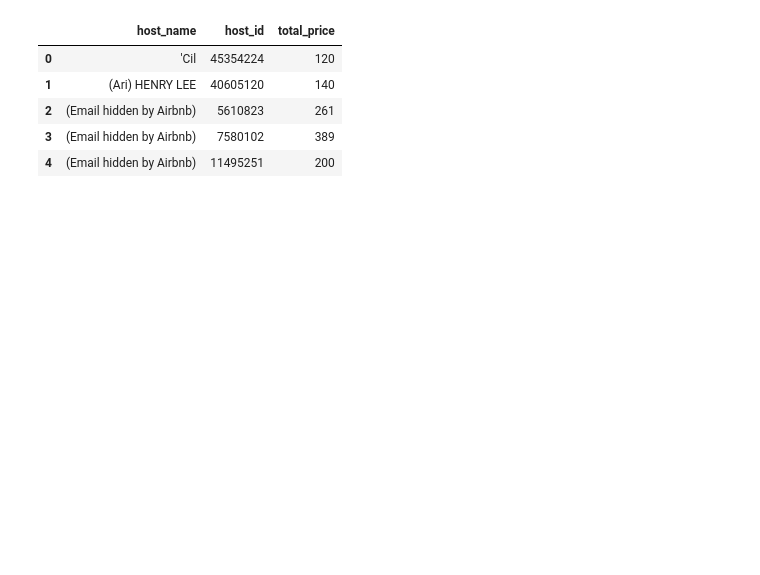
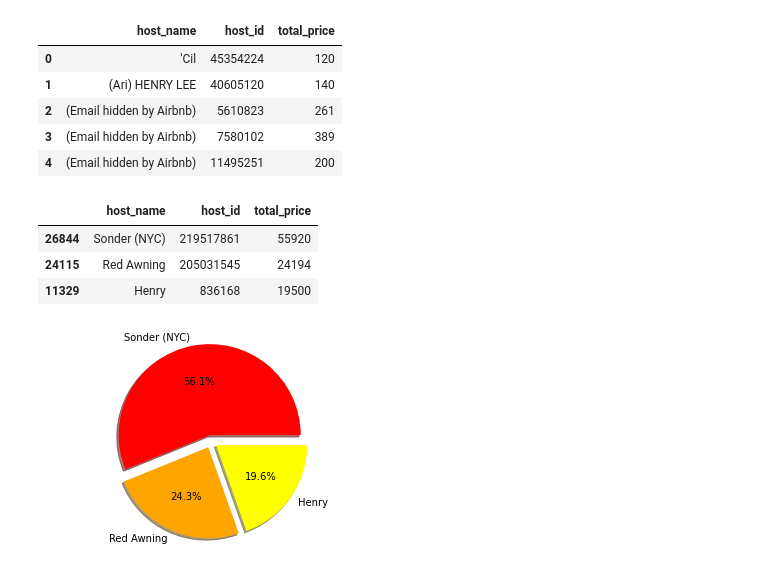
Before and after one commit to suloymandal9/Airbnb--data--analysis, a Jupyter notebook: airbnb.ipynb, the cells around one changed output. Cells and saved outputs as stored; diff of their text form; code cells hidden in the pictures; blank space fills up the shorter version.

```diff
--- a/airbnb.ipynb
+++ b/airbnb.ipynb
@@ -132,3 +132,28 @@ top_host.head()
 | 2 | (Email hidden by Airbnb) | 5610823 | 261 |
 | 3 | (Email hidden by Airbnb) | 7580102 | 389 |
 | 4 | (Email hidden by Airbnb) | 11495251 | 200 |
+# %%
+# find top three host best on their turnover
+top_3=top_host.sort_values('total_price',ascending=False).iloc[:3,:3]
+top_3
+# %% [output]
+|  | host_name | host_id | total_price |
+| 26844 | Sonder (NYC) | 219517861 | 55920 |
+| 24115 | Red Awning | 205031545 | 24194 |
+| 11329 | Henry | 836168 | 19500 |
+# %%
+# create dataset
+labels=list(top_3['host_name'])
+sizes=list(top_3['total_price'])
+# create color parameter
+colors=['red','orange','yellow']
+# create explode
+explode = (0.07, 0.07, 0.07)
+# %%
+#creating pie chart
+plt.pie(sizes,explode=explode,labels=labels,colors=colors,autopct='%1.1f%%',shadow=True)
+
+plt.axis("equal")
+plt.show()
+# %% [output]
+[figure, added]
```
